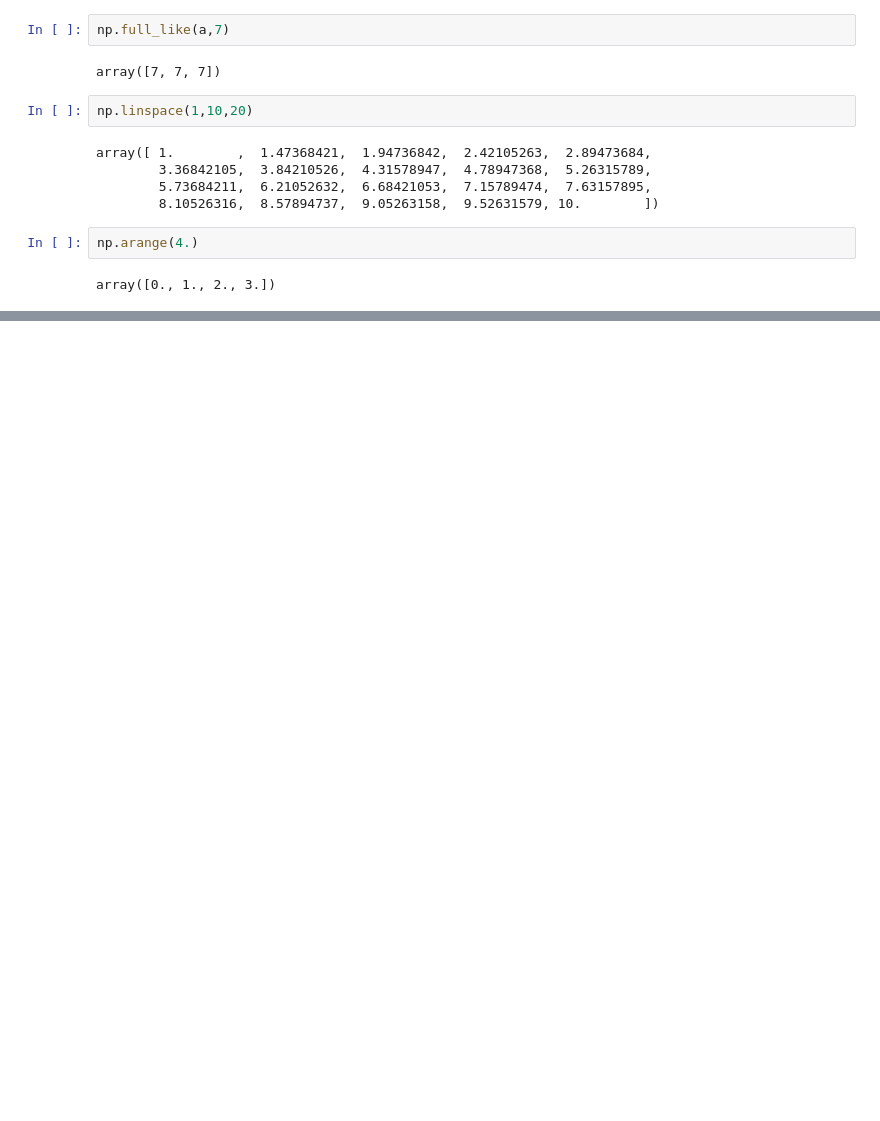
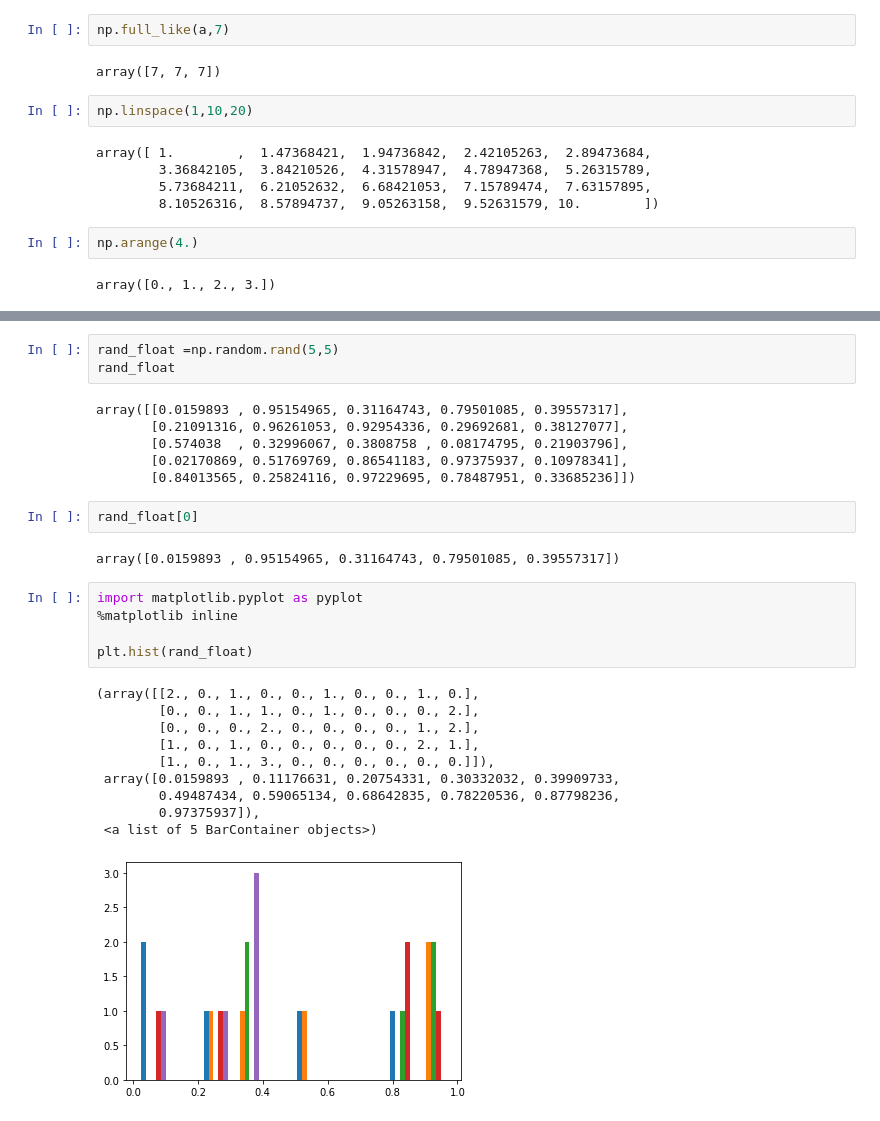
Before and after one commit to MevlutYildiz77/Numpy, a Jupyter notebook: numpy_in_class.ipynb, the cells around one changed output, grey strips where cells are left out. Drawn from its saved outputs; the diff is of its cells as text; blank space fills up the shorter version.

```diff
--- a/numpy_in_class.ipynb
+++ b/numpy_in_class.ipynb
@@ -127,0 +150,29 @@ array([0., 1., 2., 3.])
+# %%
+rand_float =np.random.rand(5,5)
+rand_float
+# %% [output]
+array([[0.0159893 , 0.95154965, 0.31164743, 0.79501085, 0.39557317],
+       [0.21091316, 0.96261053, 0.92954336, 0.29692681, 0.38127077],
+       [0.574038  , 0.32996067, 0.3808758 , 0.08174795, 0.21903796],
+       [0.02170869, 0.51769769, 0.86541183, 0.97375937, 0.10978341],
+       [0.84013565, 0.25824116, 0.97229695, 0.78487951, 0.33685236]])
+# %%
+rand_float[0]
+# %% [output]
+array([0.0159893 , 0.95154965, 0.31164743, 0.79501085, 0.39557317])
+# %%
+import matplotlib.pyplot as pyplot
+%matplotlib inline
+
+plt.hist(rand_float)
+# %% [output]
+(array([[2., 0., 1., 0., 0., 1., 0., 0., 1., 0.],
+        [0., 0., 1., 1., 0., 1., 0., 0., 0., 2.],
+        [0., 0., 0., 2., 0., 0., 0., 0., 1., 2.],
+        [1., 0., 1., 0., 0., 0., 0., 0., 2., 1.],
+        [1., 0., 1., 3., 0., 0., 0., 0., 0., 0.]]),
+ array([0.0159893 , 0.11176631, 0.20754331, 0.30332032, 0.39909733,
+        0.49487434, 0.59065134, 0.68642835, 0.78220536, 0.87798236,
+        0.97375937]),
+ <a list of 5 BarContainer objects>)
+[figure, added]
```
Also changed, not shown: parts of 37 cells of this notebook.
